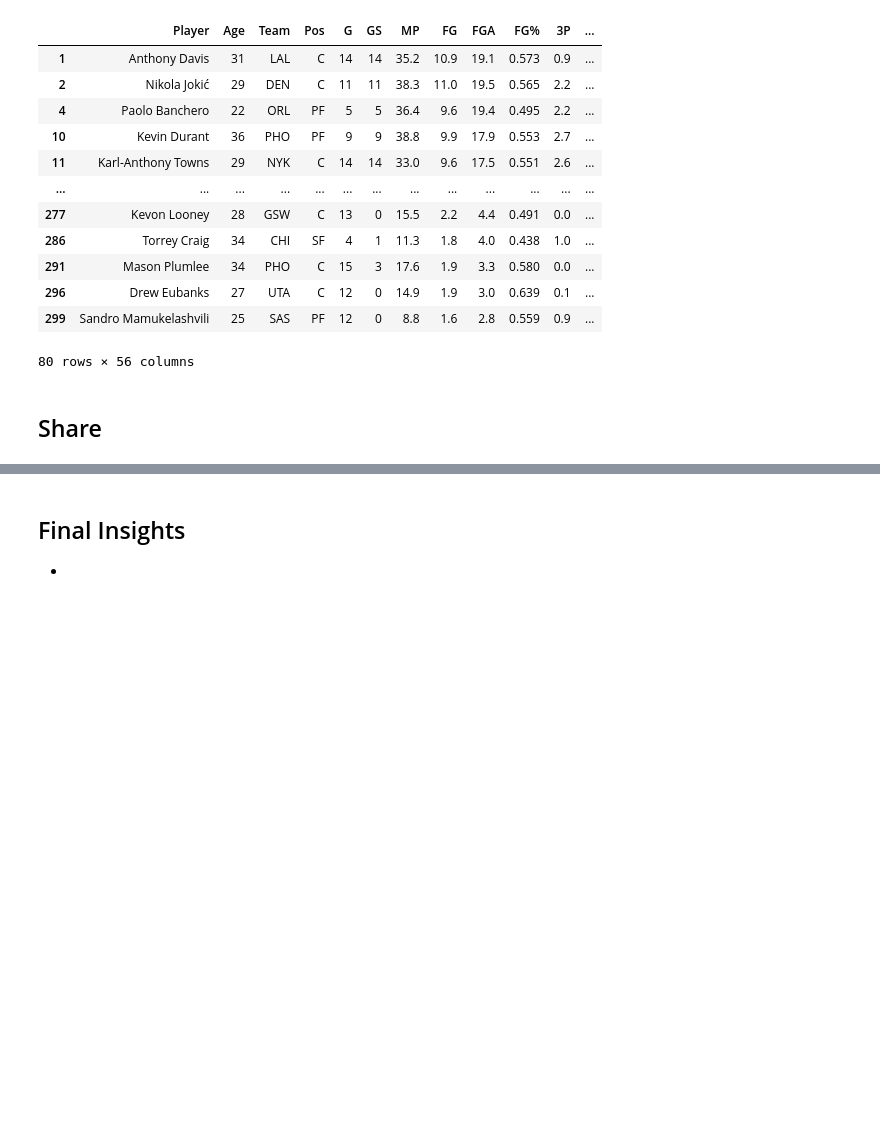
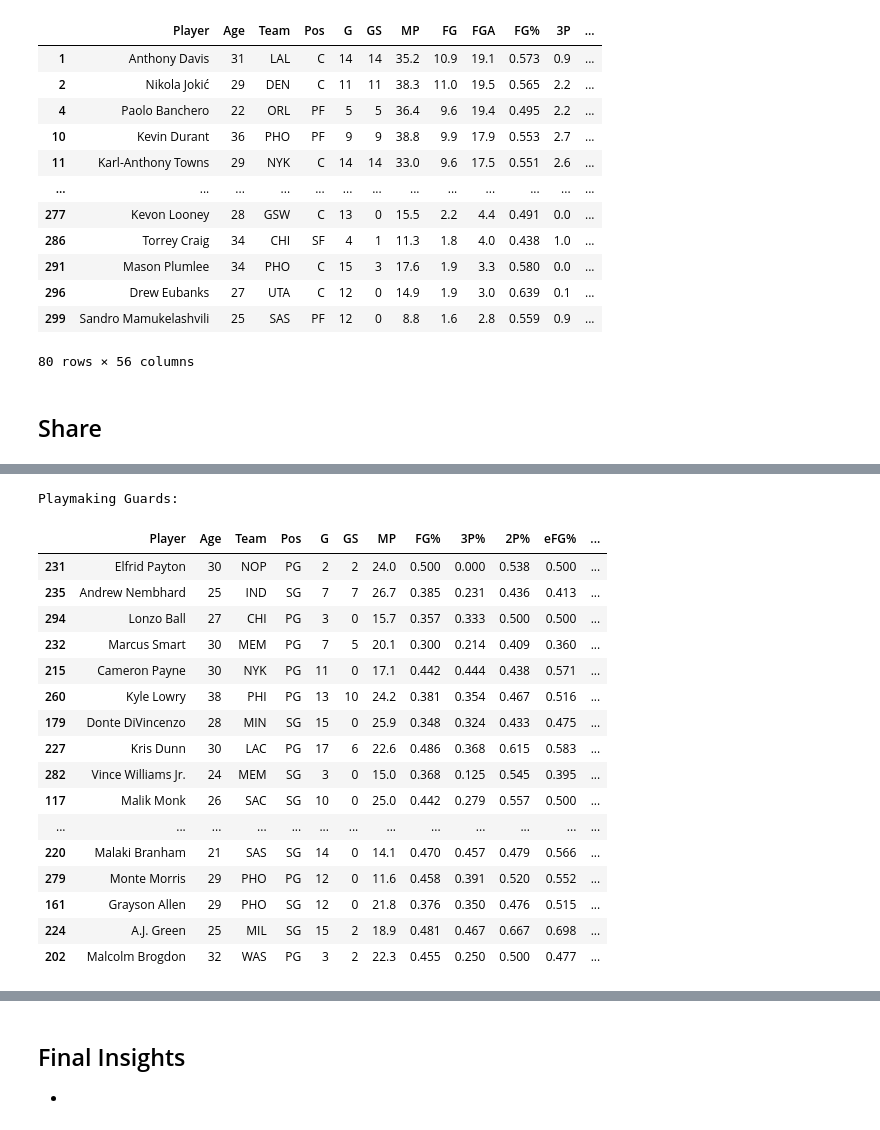
Before and after one commit to vtrackstar/Google-DA-Projects, a Jupyter notebook: ml-nba-offensive-playstyle-through-11-22-24.ipynb, the cells around one changed output, grey strips where cells are left out. Drawn from its saved outputs; the diff is of its cells as text; code cells hidden in the pictures; blank space fills up the shorter version.

```diff
--- a/ml-nba-offensive-playstyle-through-11-22-24.ipynb
+++ b/ml-nba-offensive-playstyle-through-11-22-24.ipynb
@@ -574,0 +439,29 @@ Stretch Bigs:
+# %%
+print("\nPlaymaking Guards:")
+Sguards_pass[['Player', 'Age', 'Team', 'Pos', 'G', 'GS', 'MP', 'FG%',
+       '3P%', '2P%', 'eFG%', 'FT%', 'PTS',
+       'ORB', 'AST', 'TOV',
+       'BadPassTO', 'LostBallTO',
+       'PtsGenbyAsts', 'AvgFGDist', '%FGA_2P', '%FGA_0-3',
+       '%FGA_3-10', '%FGA_10-16', '%FGA_16-3P', '%FGA_3P', 'FG%_2P', 'FG%_0-3',
+       'FG%_3-10', 'FG%_10-16', 'FG%_16-3P', 'FG%_3P', '%FG_Astd_2P',
+       '%FG_Astd_3P', '%FGA_Dunks']]
+# %% [output]
+Playmaking Guards:
+|  | Player | Age | Team | Pos | G | GS | MP | FG% | 3P% | 2P% | eFG% | ... |
+| 231 | Elfrid Payton | 30 | NOP | PG | 2 | 2 | 24.0 | 0.500 | 0.000 | 0.538 | 0.500 | ... |
+| 235 | Andrew Nembhard | 25 | IND | SG | 7 | 7 | 26.7 | 0.385 | 0.231 | 0.436 | 0.413 | ... |
+| 294 | Lonzo Ball | 27 | CHI | PG | 3 | 0 | 15.7 | 0.357 | 0.333 | 0.500 | 0.500 | ... |
+| 232 | Marcus Smart | 30 | MEM | PG | 7 | 5 | 20.1 | 0.300 | 0.214 | 0.409 | 0.360 | ... |
+| 215 | Cameron Payne | 30 | NYK | PG | 11 | 0 | 17.1 | 0.442 | 0.444 | 0.438 | 0.571 | ... |
+| 260 | Kyle Lowry | 38 | PHI | PG | 13 | 10 | 24.2 | 0.381 | 0.354 | 0.467 | 0.516 | ... |
+| 179 | Donte DiVincenzo | 28 | MIN | SG | 15 | 0 | 25.9 | 0.348 | 0.324 | 0.433 | 0.475 | ... |
+| 227 | Kris Dunn | 30 | LAC | PG | 17 | 6 | 22.6 | 0.486 | 0.368 | 0.615 | 0.583 | ... |
+| 282 | Vince Williams Jr. | 24 | MEM | SG | 3 | 0 | 15.0 | 0.368 | 0.125 | 0.545 | 0.395 | ... |
+| 117 | Malik Monk | 26 | SAC | SG | 10 | 0 | 25.0 | 0.442 | 0.279 | 0.557 | 0.500 | ... |
+| ... | ... | ... | ... | ... | ... | ... | ... | ... | ... | ... | ... | ... |
+| 220 | Malaki Branham | 21 | SAS | SG | 14 | 0 | 14.1 | 0.470 | 0.457 | 0.479 | 0.566 | ... |
+| 279 | Monte Morris | 29 | PHO | PG | 12 | 0 | 11.6 | 0.458 | 0.391 | 0.520 | 0.552 | ... |
+| 161 | Grayson Allen | 29 | PHO | SG | 12 | 0 | 21.8 | 0.376 | 0.350 | 0.476 | 0.515 | ... |
+| 224 | A.J. Green | 25 | MIL | SG | 15 | 2 | 18.9 | 0.481 | 0.467 | 0.667 | 0.698 | ... |
+| 202 | Malcolm Brogdon | 32 | WAS | PG | 3 | 2 | 22.3 | 0.455 | 0.250 | 0.500 | 0.477 | ... |
```
Also changed, not shown: parts of 19 cells of this notebook.
